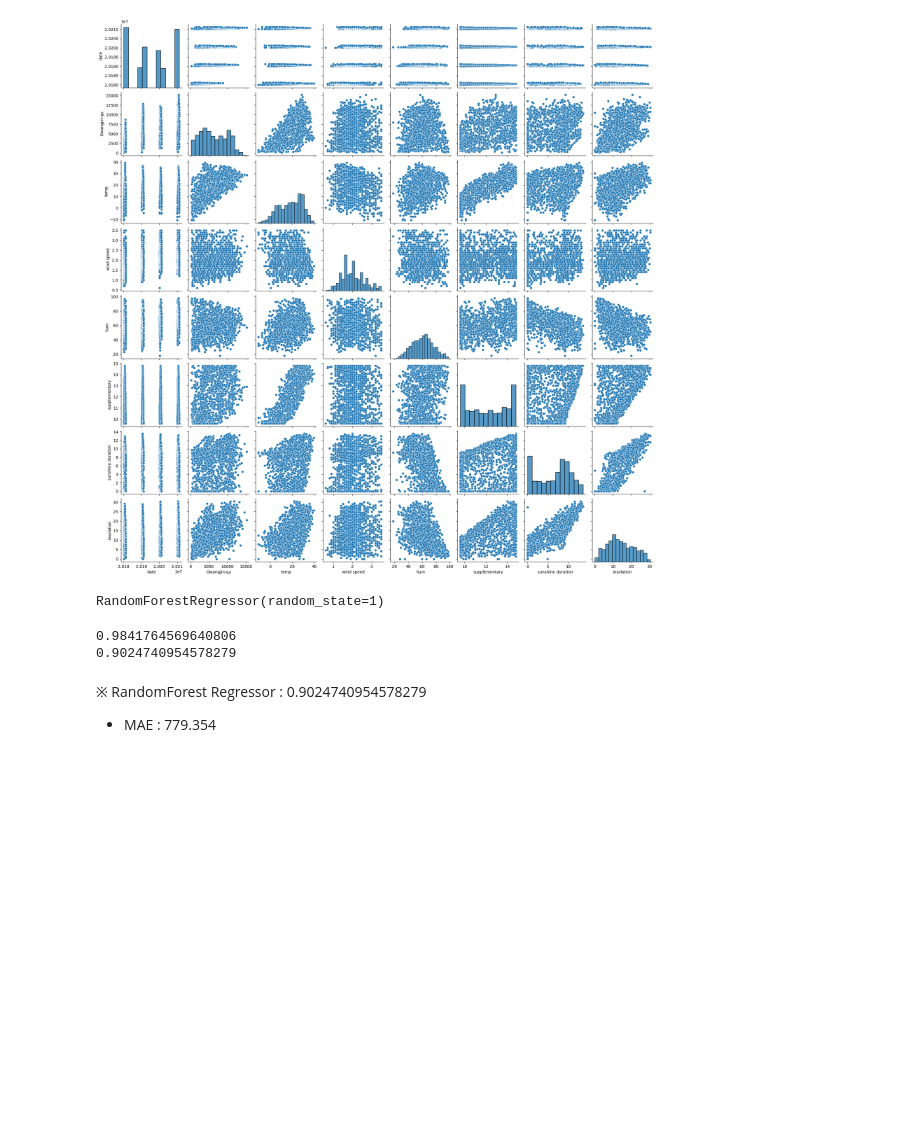
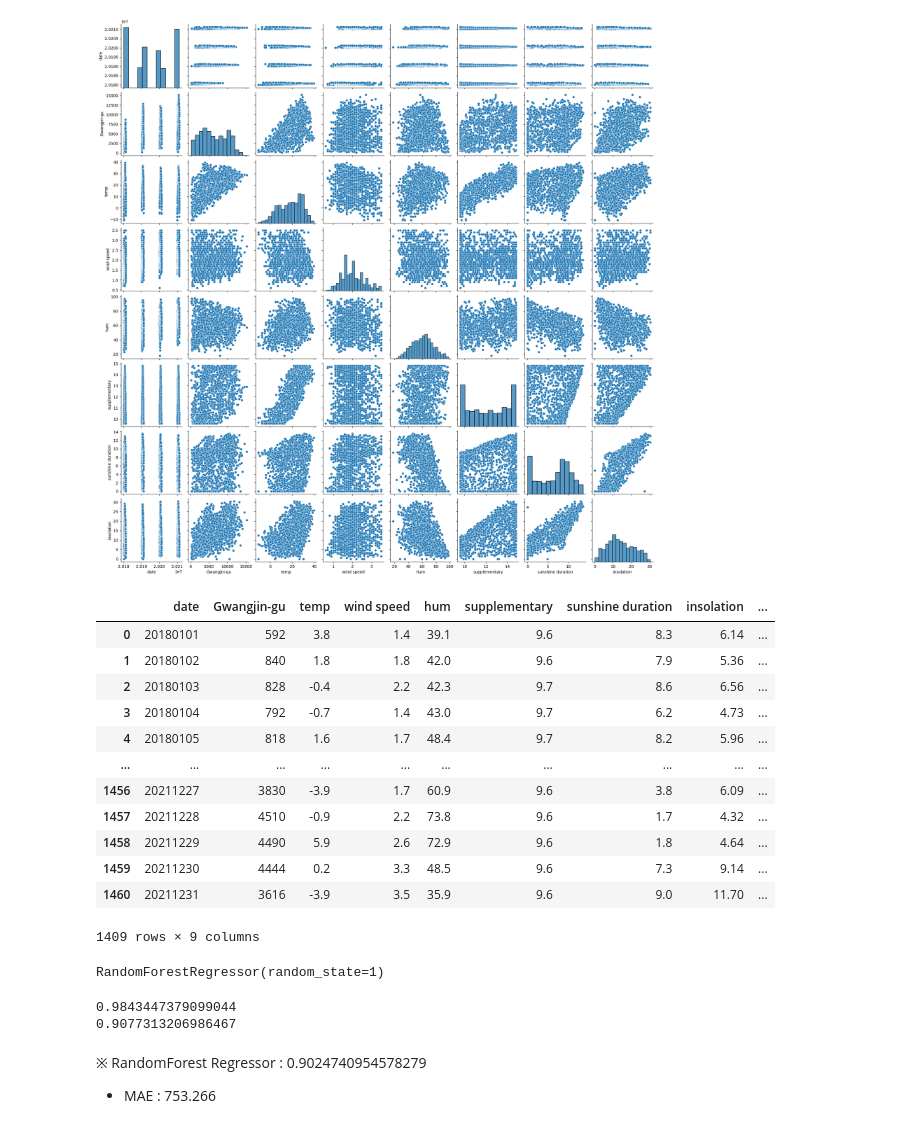
Before and after one commit to woojinhong03/My_Study_In_2022, a Jupyter notebook: uos/uos_test.ipynb, the cells around one changed output. Cells and saved outputs as stored; diff of their text form; code cells hidden in the pictures; blank space fills up the shorter version.

```diff
--- a/uos/uos_test.ipynb
+++ b/uos/uos_test.ipynb
@@ -253,6 +253,25 @@ sns.pairplot(data=df)
 plt.show()
 # %% [output]
 [figure]
+# %%
+df['date1'] = pd.to_datetime(df['date'], format='%Y%m%d')
+df['weekday'] = df['date1'].dt.weekday
+df = df.drop(['date1'],axis=1)
+df
+# %% [output]
+|  | date | Gwangjin-gu | temp | wind speed | hum | supplementary | sunshine duration | insolation | ... |
+| 0 | 20180101 | 592 | 3.8 | 1.4 | 39.1 | 9.6 | 8.3 | 6.14 | ... |
+| 1 | 20180102 | 840 | 1.8 | 1.8 | 42.0 | 9.6 | 7.9 | 5.36 | ... |
+| 2 | 20180103 | 828 | -0.4 | 2.2 | 42.3 | 9.7 | 8.6 | 6.56 | ... |
+| 3 | 20180104 | 792 | -0.7 | 1.4 | 43.0 | 9.7 | 6.2 | 4.73 | ... |
+| 4 | 20180105 | 818 | 1.6 | 1.7 | 48.4 | 9.7 | 8.2 | 5.96 | ... |
+| ... | ... | ... | ... | ... | ... | ... | ... | ... | ... |
+| 1456 | 20211227 | 3830 | -3.9 | 1.7 | 60.9 | 9.6 | 3.8 | 6.09 | ... |
+| 1457 | 20211228 | 4510 | -0.9 | 2.2 | 73.8 | 9.6 | 1.7 | 4.32 | ... |
+| 1458 | 20211229 | 4490 | 5.9 | 2.6 | 72.9 | 9.6 | 1.8 | 4.64 | ... |
+| 1459 | 20211230 | 4444 | 0.2 | 3.3 | 48.5 | 9.6 | 7.3 | 9.14 | ... |
+| 1460 | 20211231 | 3616 | -3.9 | 3.5 | 35.9 | 9.6 | 9.0 | 11.70 | ... |
+1409 rows × 9 columns
 # %%
 data = df.drop('Gwangjin-gu', axis=1).values
 target = df['Gwangjin-gu'].values
@@ -273,11 +292,11 @@ RandomForestRegressor(random_state=1)
 print(rf.score(X_train,y_train))
 print(rf.score(X_test,y_test))
 # %% [output]
-0.9841764569640806
-0.9024740954578279
+0.9843447379099044
+0.9077313206986467
 # %% [markdown]
 ※ RandomForest Regressor : 0.9024740954578279
-- MAE : 779.354
+- MAE : 753.266
 # %%
 pred = rf.predict(X_test)
 mae = mean_absolute_error(y_test,pred)
```
Also changed, not shown: parts of 1 cell of this notebook.
